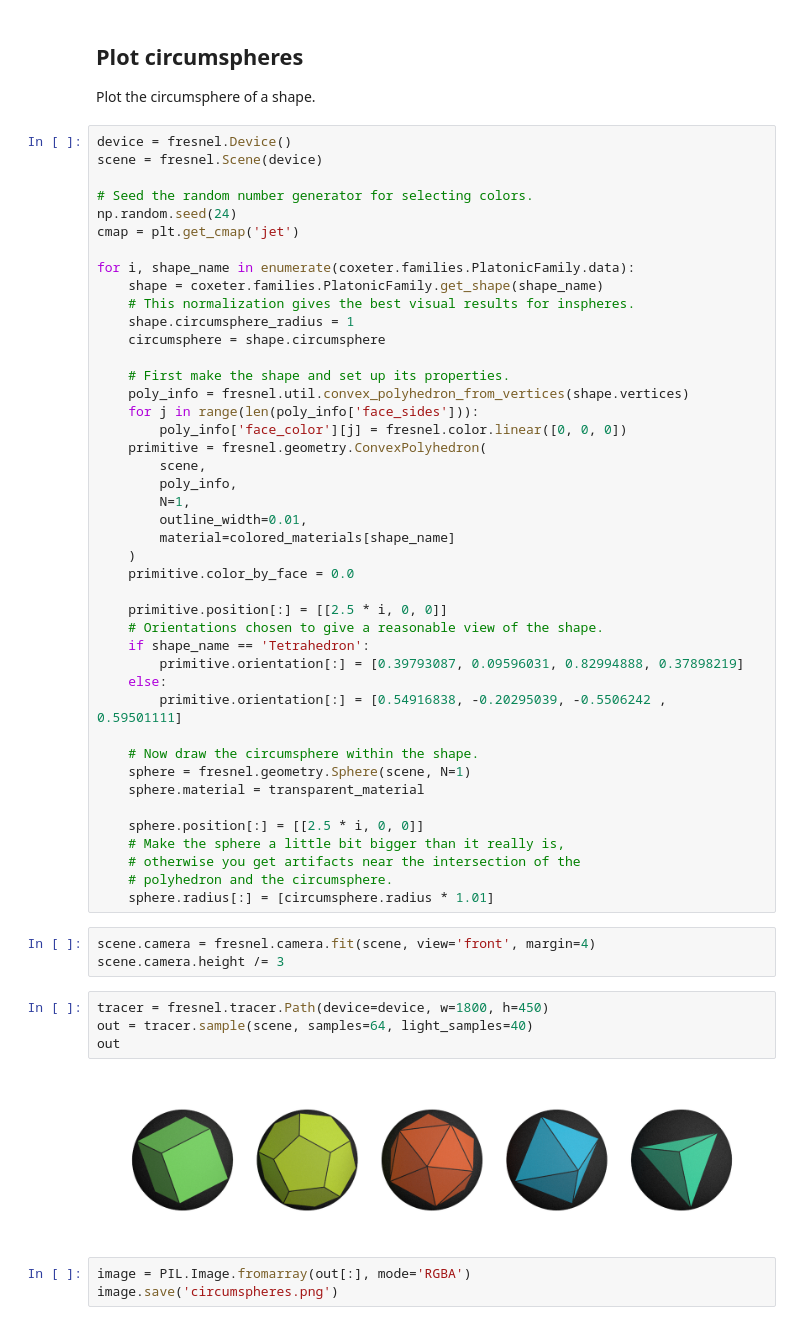
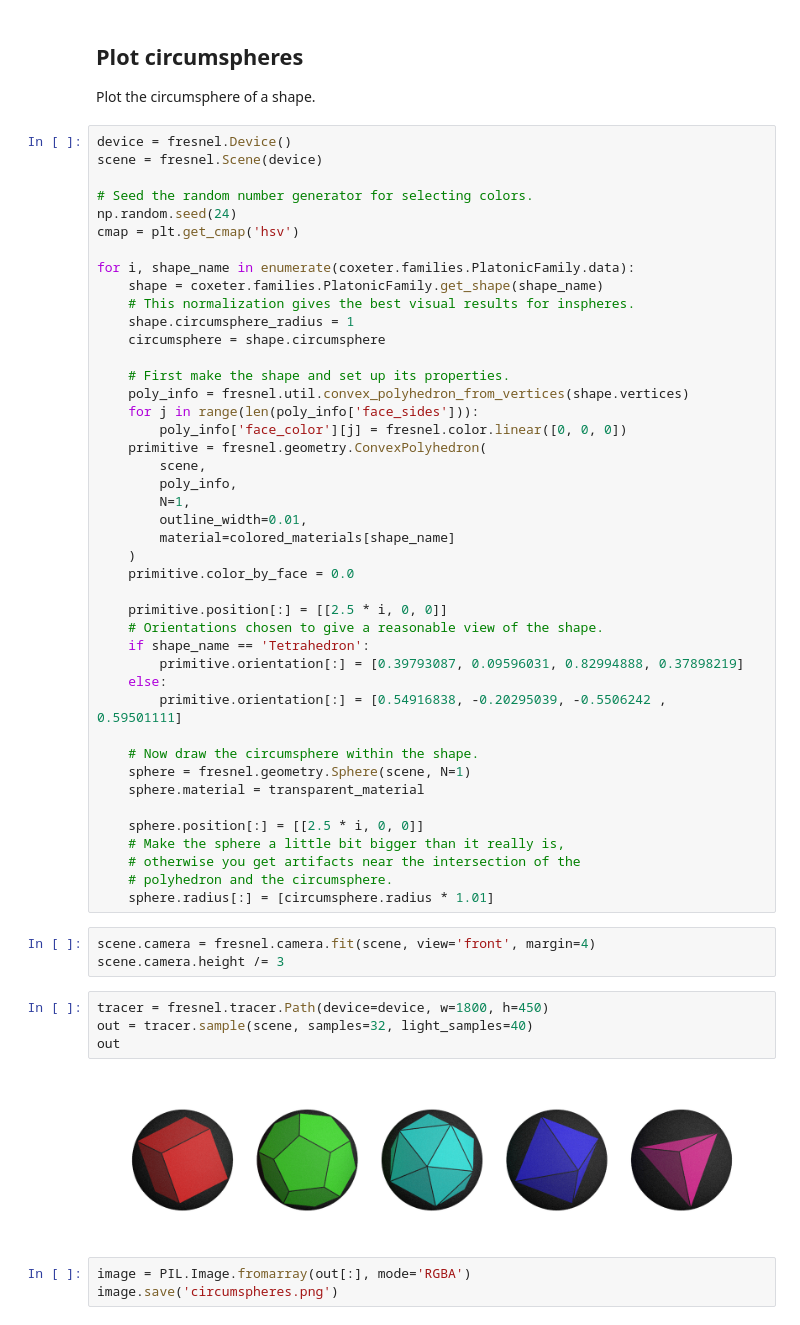
Before and after one commit to glotzerlab/coxeter, a Jupyter notebook: paper/figure1/shape_images/Properties.ipynb, the cells around one changed output. Drawn from its saved outputs; the diff is of its cells as text.

Commit message:
change figure and add init files

```diff
--- a/paper/figure1/shape_images/Properties.ipynb
+++ b/paper/figure1/shape_images/Properties.ipynb
@@ -321,7 +329,7 @@ scene = fresnel.Scene(device)
 
 # Seed the random number generator for selecting colors.
 np.random.seed(24)
-cmap = plt.get_cmap('jet')
+cmap = plt.get_cmap('hsv')
 
 for i, shape_name in enumerate(coxeter.families.PlatonicFamily.data):
     shape = coxeter.families.PlatonicFamily.get_shape(shape_name)
@@ -363,10 +371,10 @@ scene.camera = fresnel.camera.fit(scene, view='front', margin=4)
 scene.camera.height /= 3
 # %%
 tracer = fresnel.tracer.Path(device=device, w=1800, h=450)
-out = tracer.sample(scene, samples=64, light_samples=40)
+out = tracer.sample(scene, samples=32, light_samples=40)
 out
 # %% [output]
-[figure, old version]
+[figure, new version]
 # %%
 image = PIL.Image.fromarray(out[:], mode='RGBA')
 image.save('circumspheres.png')
```
Also changed, not shown: parts of 5 cells of this notebook, 7 other files.
